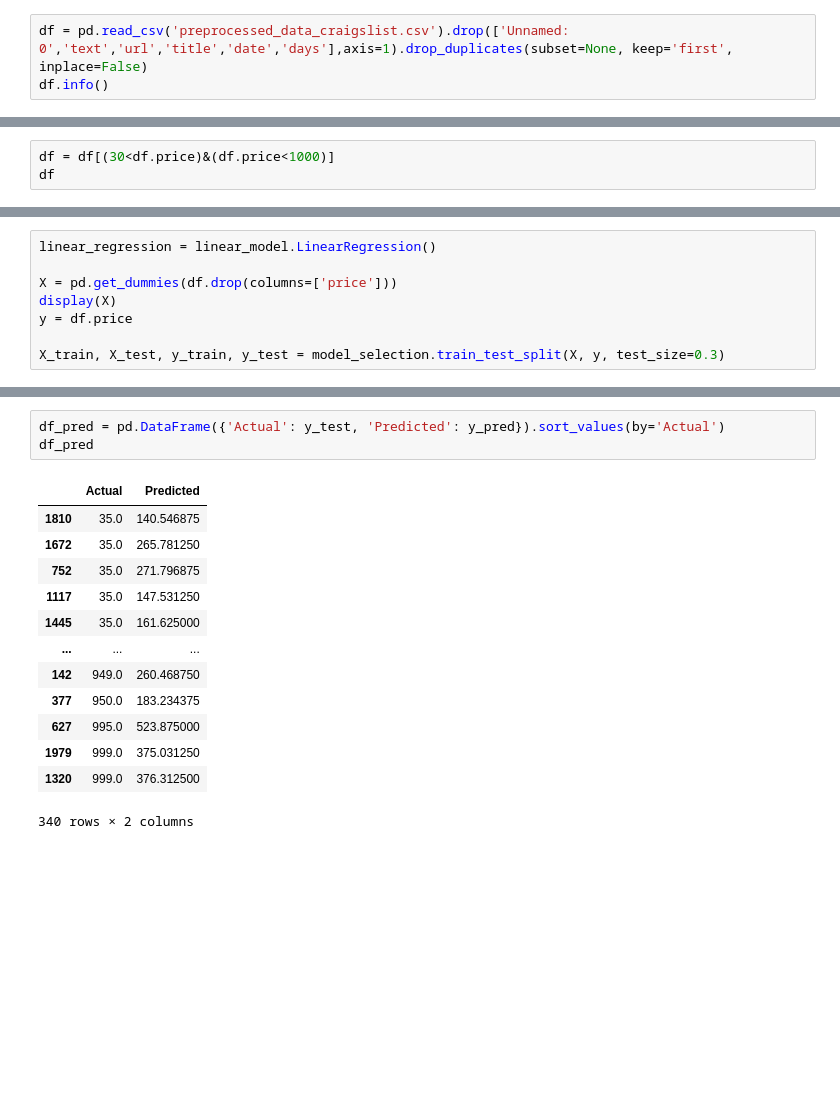
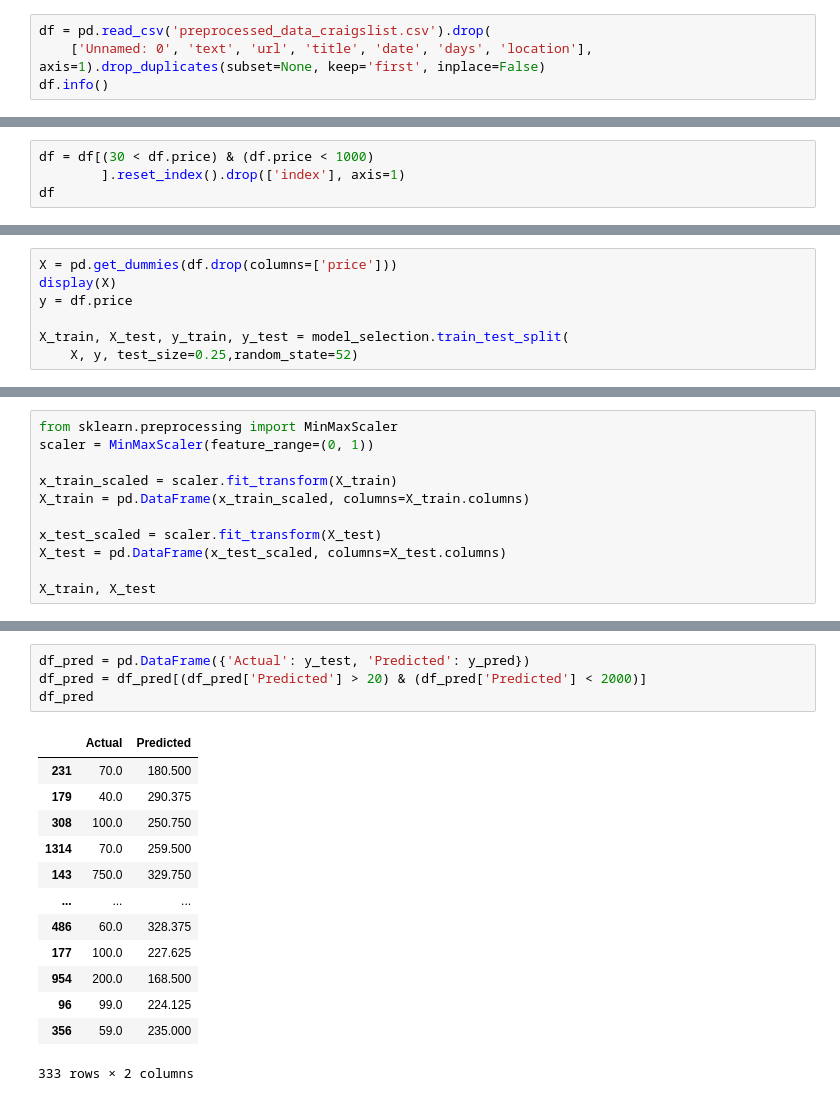
Before and after one commit to noeht/Data-Analytics---BEstimate, a Jupyter notebook: craigslist_ML.ipynb, the cells around one changed output, grey strips where cells are left out. Drawn from its saved outputs; the diff is of its cells as text; blank space fills up the shorter version.

```diff
--- a/craigslist_ML.ipynb
+++ b/craigslist_ML.ipynb
@@ -5,5 +10,6 @@ from sklearn import neighbors, linear_model, model_selection,metrics
 # %%
-df = pd.read_csv('preprocessed_data_craigslist.csv').drop(['Unnamed: 0','text','url','title','date','days'],axis=1).drop_duplicates(subset=None, keep='first', inplace=False)
+df = pd.read_csv('preprocessed_data_craigslist.csv').drop(
+    ['Unnamed: 0', 'text', 'url', 'title', 'date', 'days', 'location'], axis=1).drop_duplicates(subset=None, keep='first', inplace=False)
 df.info()
 # %% [output]
 <class 'pandas.core.frame.DataFrame'>
@@ -26,4 +32,5 @@ memory usage: 299.4+ KB
 # %%
-df = df[(30<df.price)&(df.price<1000)]
+df = df[(30 < df.price) & (df.price < 1000)
+        ].reset_index().drop(['index'], axis=1)
 df
 # %% [output]
@@ -63,10 +70,9 @@ memory usage: 176.7 KB
 # %%
-linear_regression = linear_model.LinearRegression()
-
 X = pd.get_dummies(df.drop(columns=['price']))
 display(X)
 y = df.price
 
-X_train, X_test, y_train, y_test = model_selection.train_test_split(X, y, test_size=0.3)
+X_train, X_test, y_train, y_test = model_selection.train_test_split(
+    X, y, test_size=0.25,random_state=52)
 # %% [output]
 |  | numimage | makemanufacturer | modelnamenumber | electricassist | suspension | sizedimensions | serialnumber | ... |
@@ -84,0 +93,11 @@ X_train, X_test, y_train, y_test = model_selection.train_test_split(X, y, test_s
+# %%
+from sklearn.preprocessing import MinMaxScaler
+scaler = MinMaxScaler(feature_range=(0, 1))
+
+x_train_scaled = scaler.fit_transform(X_train)
+X_train = pd.DataFrame(x_train_scaled, columns=X_train.columns)
+
+x_test_scaled = scaler.fit_transform(X_test)
+X_test = pd.DataFrame(x_test_scaled, columns=X_test.columns)
+
+X_train, X_test
@@ -138,20 +179,21 @@ Variance score: -10267019375206234112.00
 # %%
-df_pred = pd.DataFrame({'Actual': y_test, 'Predicted': y_pred}).sort_values(by='Actual')
+df_pred = pd.DataFrame({'Actual': y_test, 'Predicted': y_pred})
+df_pred = df_pred[(df_pred['Predicted'] > 20) & (df_pred['Predicted'] < 2000)]
 df_pred
 # %% [output]
 |  | Actual | Predicted |
-| 1810 | 35.0 | 140.546875 |
-| 1672 | 35.0 | 265.781250 |
-| 752 | 35.0 | 271.796875 |
-| 1117 | 35.0 | 147.531250 |
-| 1445 | 35.0 | 161.625000 |
+| 231 | 70.0 | 180.500 |
+| 179 | 40.0 | 290.375 |
+| 308 | 100.0 | 250.750 |
+| 1314 | 70.0 | 259.500 |
+| 143 | 750.0 | 329.750 |
 | ... | ... | ... |
-| 142 | 949.0 | 260.468750 |
-| 377 | 950.0 | 183.234375 |
-| 627 | 995.0 | 523.875000 |
-| 1979 | 999.0 | 375.031250 |
-| 1320 | 999.0 | 376.312500 |
+| 486 | 60.0 | 328.375 |
+| 177 | 100.0 | 227.625 |
+| 954 | 200.0 | 168.500 |
+| 96 | 99.0 | 224.125 |
+| 356 | 59.0 | 235.000 |
-340 rows × 2 columns
+333 rows × 2 columns
 # %%
 from matplotlib import pyplot as plt
 
```
Also changed, not shown: parts of 32 cells of this notebook.
